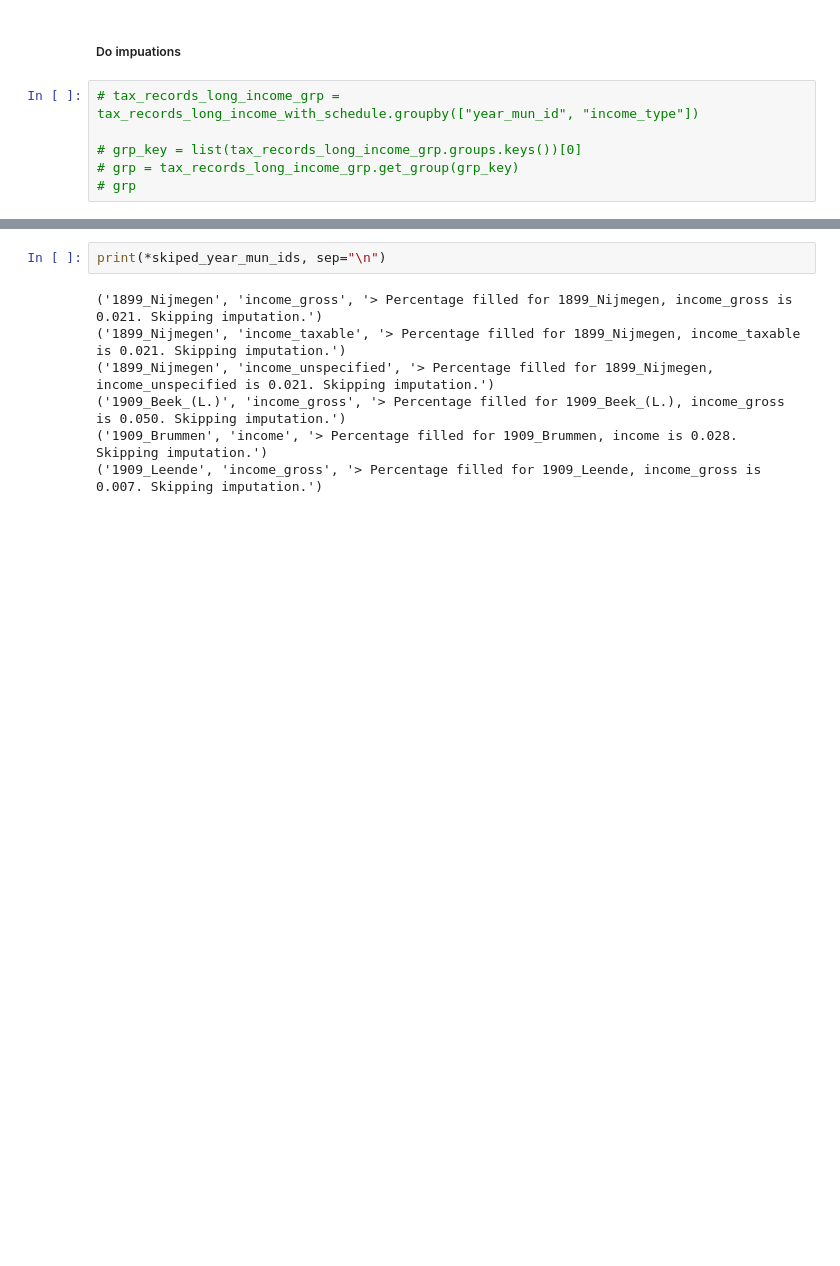
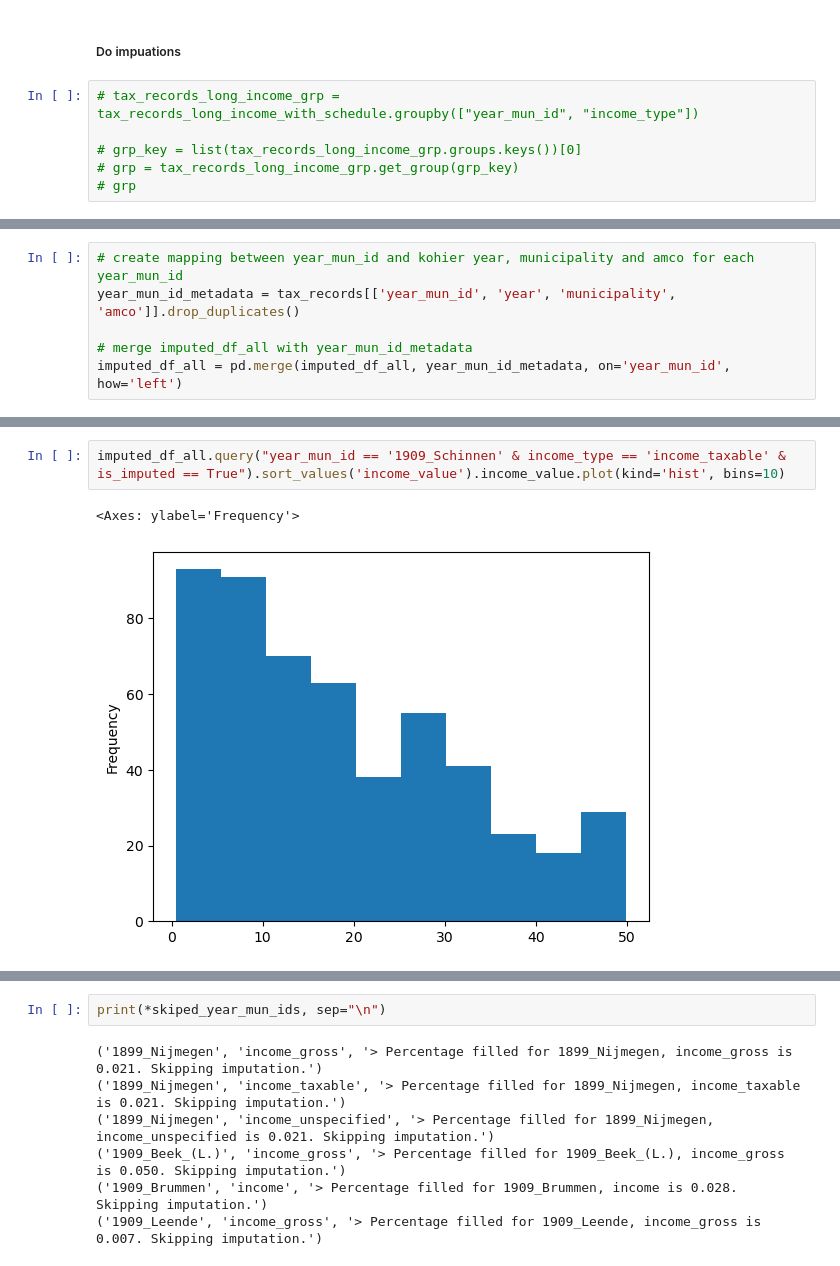
Before and after one commit to HIP-NL/imputations, a Jupyter notebook: python/impute_python_v2.ipynb, the cells around one changed output, grey strips where cells are left out. Cells and saved outputs as stored; diff of their text form; blank space fills up the shorter version.

```diff
--- a/python/impute_python_v2.ipynb
+++ b/python/impute_python_v2.ipynb
@@ -820,0 +858,6 @@ imputed_df_all.head()
+# %%
+# create mapping between year_mun_id and kohier year, municipality and amco for each year_mun_id
+year_mun_id_metadata = tax_records[['year_mun_id', 'year', 'municipality', 'amco']].drop_duplicates()
+
+# merge imputed_df_all with year_mun_id_metadata
+imputed_df_all = pd.merge(imputed_df_all, year_mun_id_metadata, on='year_mun_id', how='left')
@@ -820,0 +1146,5 @@ imputed_df_all.head()
+# %%
+imputed_df_all.query("year_mun_id == '1909_Schinnen' & income_type == 'income_taxable' & is_imputed == True").sort_values('income_value').income_value.plot(kind='hist', bins=10)
+# %% [output]
+<Axes: ylabel='Frequency'>
+[figure, added]
```
Also changed, not shown: parts of 44 cells of this notebook, 11 other files.
